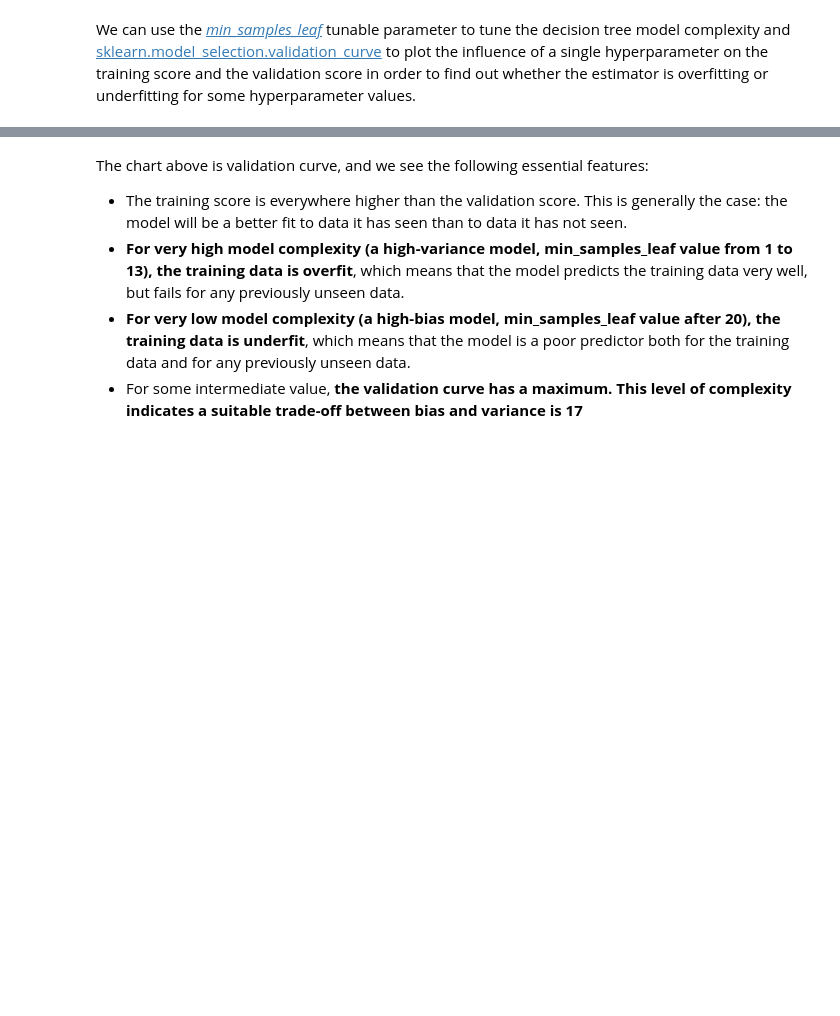
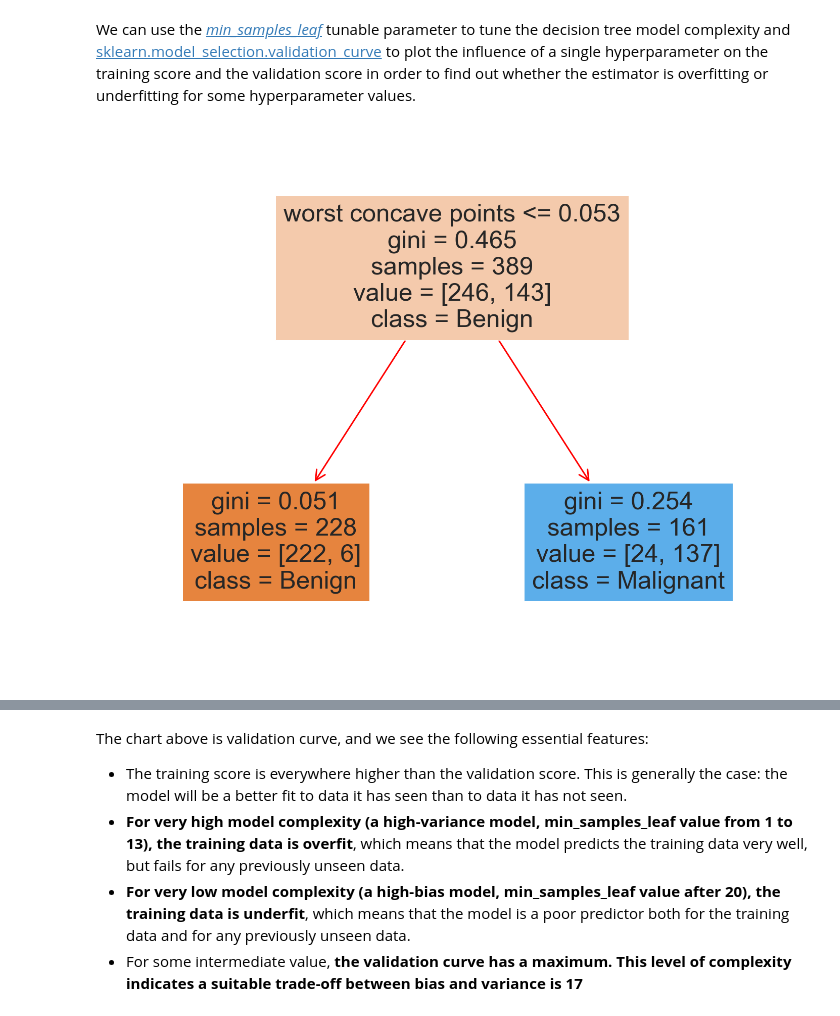
Before and after one commit to EMbeDS-education/IPDPP-GSSI-20212022, a Jupyter notebook: jupyter/jupyterNotebooks/M2_03BreastCancer_Supervised_ML.ipynb, the cells around one changed output, grey strips where cells are left out. Saved outputs shown, nothing was run; the diff lists cells and outputs as text; code cells hidden in the pictures; blank space fills up the shorter version.

```diff
--- a/jupyter/jupyterNotebooks/M2_03BreastCancer_Supervised_ML.ipynb
+++ b/jupyter/jupyterNotebooks/M2_03BreastCancer_Supervised_ML.ipynb
@@ -569,14 +686,16 @@ Mechanisms such as pruning, **setting the minimum number of samples required at
 # %% [markdown]
 We can use the [*min_samples_leaf*](https://scikit-learn.org/stable/modules/generated/sklearn.tree.DecisionTreeClassifier.html) tunable parameter to tune the decision tree model complexity and [sklearn.model_selection.validation_curve](https://scikit-learn.org/stable/modules/generated/sklearn.model_selection.validation_curve.html#sklearn.model_selection.validation_curve) to plot the influence of a single hyperparameter on the training score and the validation score in order to find out whether the estimator is overfitting or underfitting for some hyperparameter values.
 # %%
+from src.utils import plot_decision_tree
 dt = DecisionTreeClassifier(random_state = 42,min_samples_leaf=161)
 dt.fit(X_train,y_train)
 plot_decision_tree(dt , X_train,y_train, df_X.columns)
-
 # evalutation
-test_score = metrics.recall_score(y_test, dt.predict(X_test))
-train_score = metrics.recall_score(y_train, dt.predict(X_train))
-print(f'train score {train_score}, test score {test_score}')
+# test_score = metrics.recall_score(y_test, dt.predict(X_test))
+# train_score = metrics.recall_score(y_train, dt.predict(X_train))
+# print(f'Train score {train_score:.2f}, Test score {test_score:.2f}')
+# %% [output]
+[figure, added]
 # %%
 from src.utils import validation_curve_model
 dtree =  DecisionTreeClassifier(random_state = 42)
```
Also changed, not shown: parts of 43 cells of this notebook, 2 other files.
